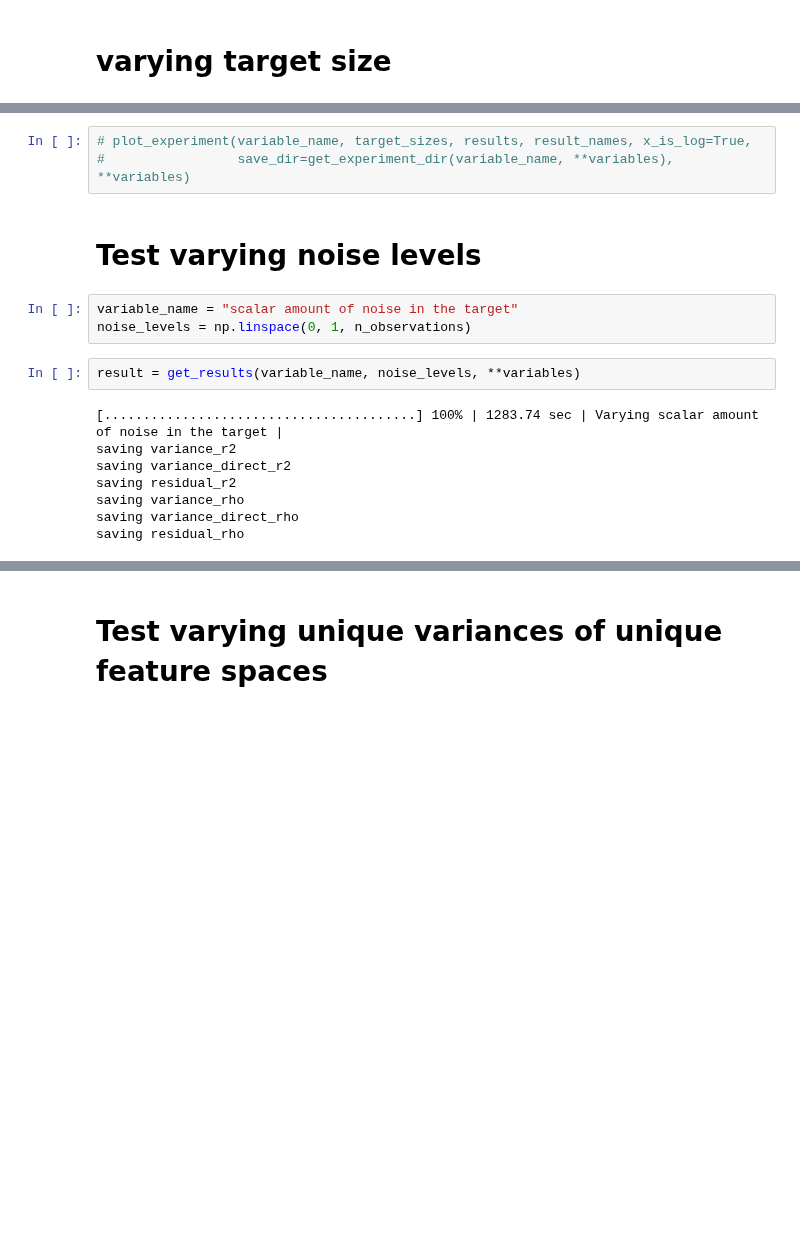
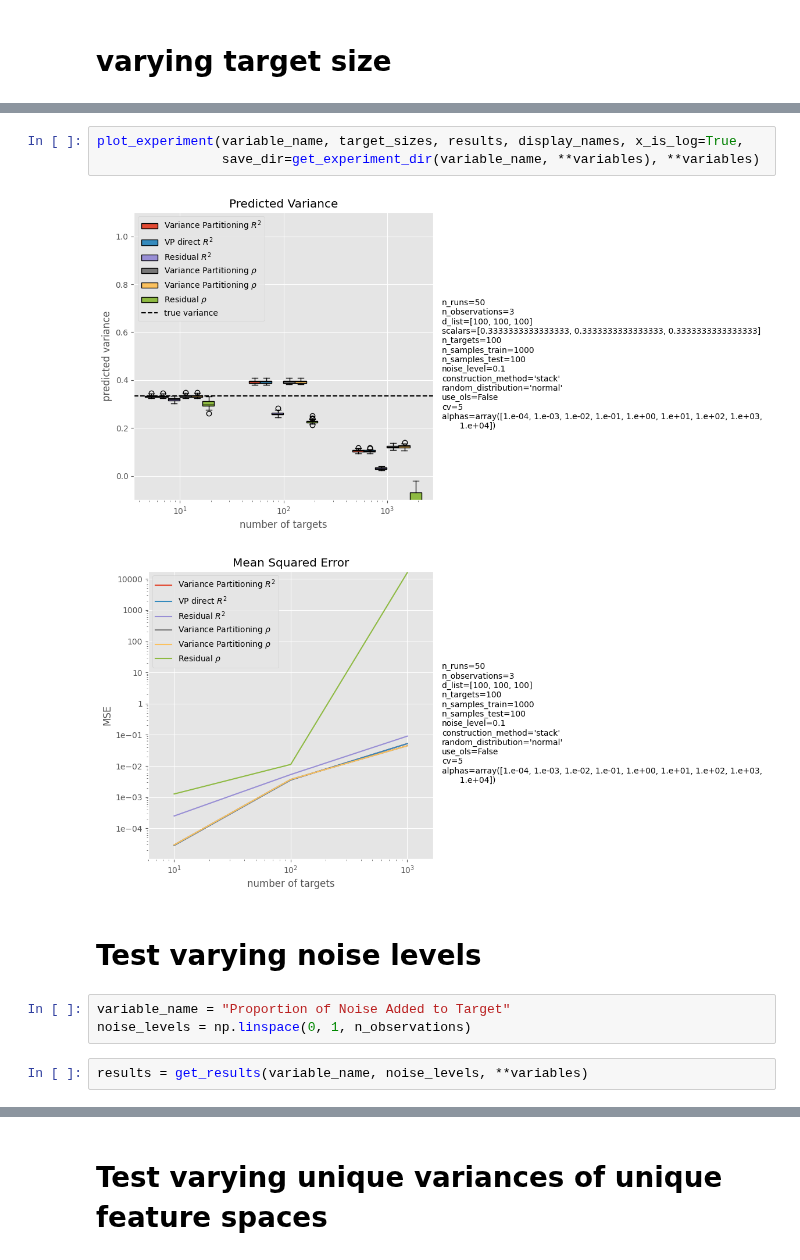
Before and after one commit to leo-schultheiss/compare_variance_residual, a Jupyter notebook: compare_variance_residual/simulated/comparison.ipynb, the cells around one changed output, grey strips where cells are left out. Saved outputs shown, nothing was run; the diff lists cells and outputs as text; blank space fills up the shorter version.

```diff
--- a/compare_variance_residual/simulated/comparison.ipynb
+++ b/compare_variance_residual/simulated/comparison.ipynb
@@ -204,19 +178,14 @@ saving residual_rho
 # %%
-# plot_experiment(variable_name, target_sizes, results, result_names, x_is_log=True,
-#                 save_dir=get_experiment_dir(variable_name, **variables), **variables)
+plot_experiment(variable_name, target_sizes, results, display_names, x_is_log=True,
+                save_dir=get_experiment_dir(variable_name, **variables), **variables)
+# %% [output]
+[figure, added]
+[figure, added]
 # %% [markdown]
 # Test varying noise levels
 # %%
-variable_name = "scalar amount of noise in the target"
+variable_name = "Proportion of Noise Added to Target"
 noise_levels = np.linspace(0, 1, n_observations)
 # %%
-result = get_results(variable_name, noise_levels, **variables)
+results = get_results(variable_name, noise_levels, **variables)
-# %% [output]
-[........................................] 100% | 1283.74 sec | Varying scalar amount of noise in the target |
-saving variance_r2
-saving variance_direct_r2
-saving residual_r2
-saving variance_rho
-saving variance_direct_rho
-saving residual_rho
 # %%
```
Also changed, not shown: parts of 18 cells of this notebook, 2 other files.
